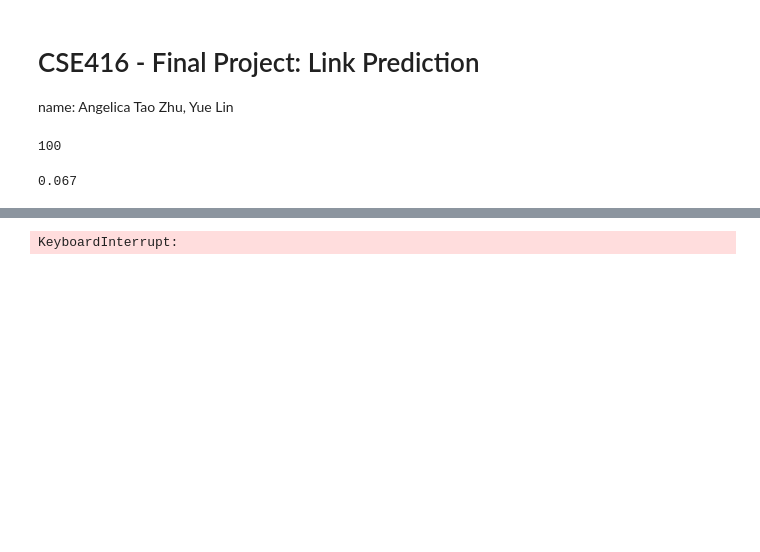
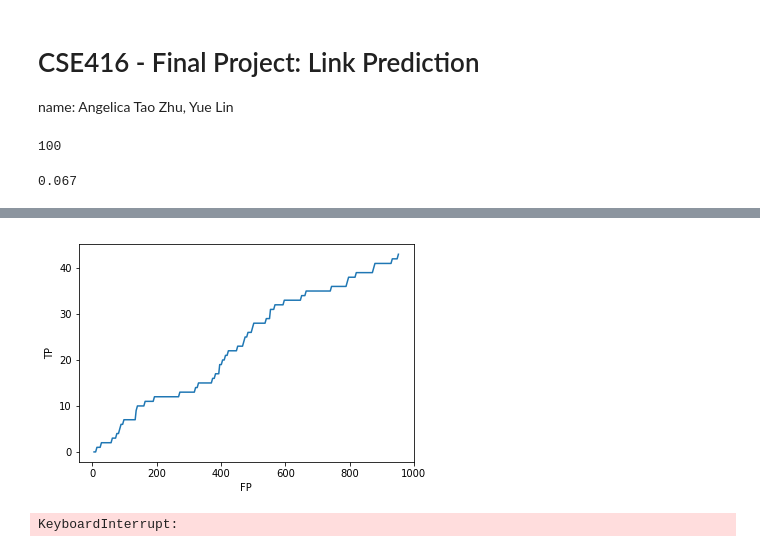
Before and after one commit to Tehiaohiao/link-prediction, a Jupyter notebook: link-prediction.ipynb, the cells around one changed output, grey strips where cells are left out. Saved outputs shown, nothing was run; the diff lists cells and outputs as text; code cells hidden in the pictures; blank space fills up the shorter version.

```diff
--- a/link-prediction.ipynb
+++ b/link-prediction.ipynb
@@ -336,3 +380,14 @@ print(precision)
+# %%
+#ROC
+
+plt.plot(FPs, TPs,'-')
+plt.xlabel('FP')
+plt.ylabel('TP')
+# save graph to local file
+# plt.savefig("degree_distribution.png", dpi=400) # save as png
+plt.show()
+# %% [output]
+[figure, added]
 # %%
 preds = nx.jaccard_coefficient(email_train_g)
 count = 0
```
Also changed, not shown: parts of 7 cells of this notebook, 2 other files.
